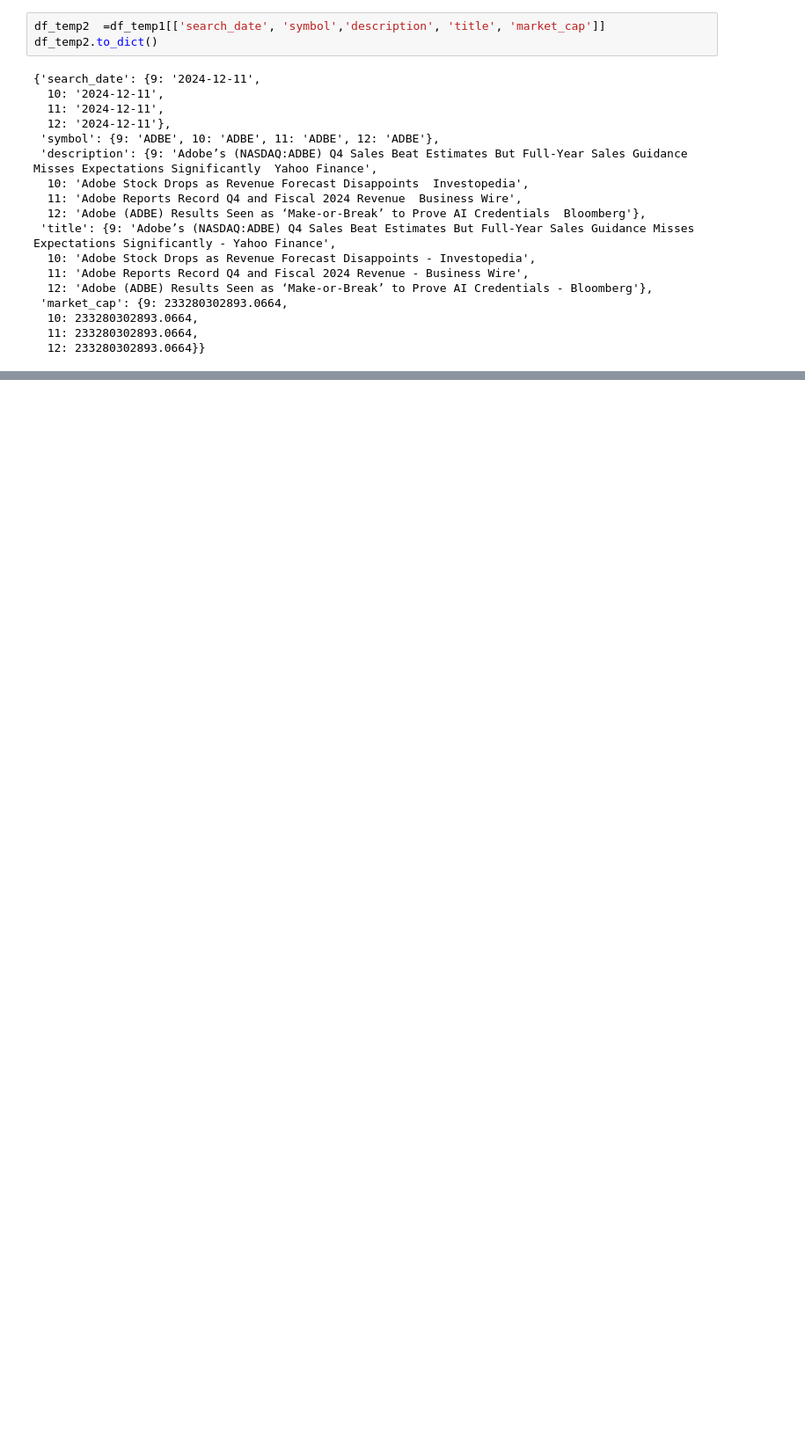
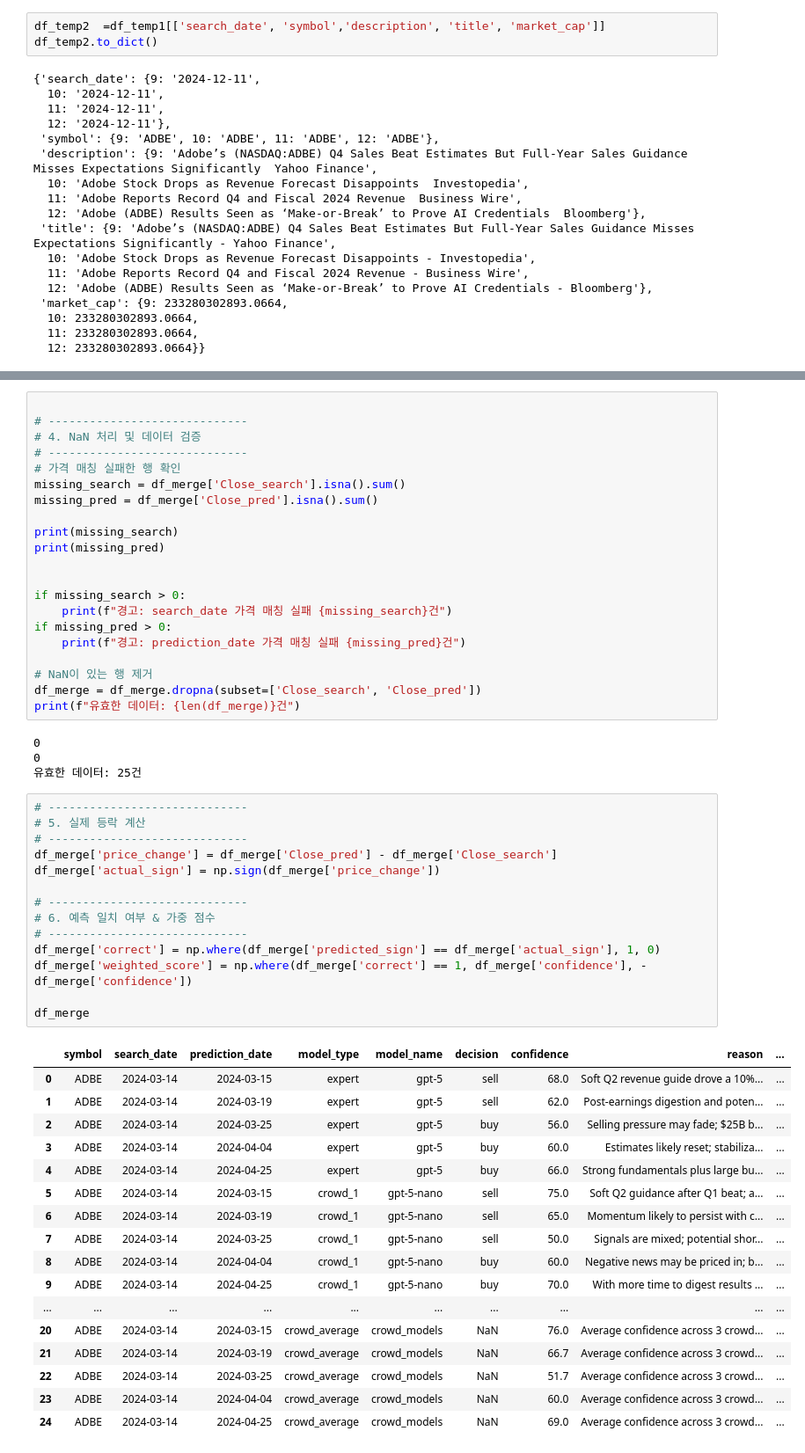
Before and after one commit to pupwchk/one-vs-a-hundred, a Jupyter notebook: yujin/related_to_DA.ipynb, the cells around one changed output, grey strips where cells are left out. Shown at 88% size. Cells and saved outputs as stored; diff of their text form; blank space fills up the shorter version.

```diff
--- a/yujin/related_to_DA.ipynb
+++ b/yujin/related_to_DA.ipynb
@@ -172,0 +357,57 @@ df_temp2.to_dict()
+# %%
+
+# -----------------------------
+# 4. NaN 처리 및 데이터 검증
+# -----------------------------
+# 가격 매칭 실패한 행 확인
+missing_search = df_merge['Close_search'].isna().sum()
+missing_pred = df_merge['Close_pred'].isna().sum()
+
+print(missing_search)
+print(missing_pred)
+
+
+if missing_search > 0:
+    print(f"경고: search_date 가격 매칭 실패 {missing_search}건")
+if missing_pred > 0:
+    print(f"경고: prediction_date 가격 매칭 실패 {missing_pred}건")
+
+# NaN이 있는 행 제거
+df_merge = df_merge.dropna(subset=['Close_search', 'Close_pred'])
+print(f"유효한 데이터: {len(df_merge)}건")
+# %% [output]
+0
+0
+유효한 데이터: 25건
+# %%
+# -----------------------------
+# 5. 실제 등락 계산
+# -----------------------------
+df_merge['price_change'] = df_merge['Close_pred'] - df_merge['Close_search']
+df_merge['actual_sign'] = np.sign(df_merge['price_change'])
+
+# -----------------------------
+# 6. 예측 일치 여부 & 가중 점수
+# -----------------------------
+df_merge['correct'] = np.where(df_merge['predicted_sign'] == df_merge['actual_sign'], 1, 0)
+df_merge['weighted_score'] = np.where(df_merge['correct'] == 1, df_merge['confidence'], -df_merge['confidence'])
+
+df_merge
+# %% [output]
+|  | symbol | search_date | prediction_date | model_type | model_name | decision | confidence | reason | ... |
+| 0 | ADBE | 2024-03-14 | 2024-03-15 | expert | gpt-5 | sell | 68.0 | Soft Q2 revenue guide drove a 10%... | ... |
+| 1 | ADBE | 2024-03-14 | 2024-03-19 | expert | gpt-5 | sell | 62.0 | Post-earnings digestion and poten... | ... |
+| 2 | ADBE | 2024-03-14 | 2024-03-25 | expert | gpt-5 | buy | 56.0 | Selling pressure may fade; $25B b... | ... |
+| 3 | ADBE | 2024-03-14 | 2024-04-04 | expert | gpt-5 | buy | 60.0 | Estimates likely reset; stabiliza... | ... |
+| 4 | ADBE | 2024-03-14 | 2024-04-25 | expert | gpt-5 | buy | 66.0 | Strong fundamentals plus large bu... | ... |
+| 5 | ADBE | 2024-03-14 | 2024-03-15 | crowd_1 | gpt-5-nano | sell | 75.0 | Soft Q2 guidance after Q1 beat; a... | ... |
+| 6 | ADBE | 2024-03-14 | 2024-03-19 | crowd_1 | gpt-5-nano | sell | 65.0 | Momentum likely to persist with c... | ... |
+| 7 | ADBE | 2024-03-14 | 2024-03-25 | crowd_1 | gpt-5-nano | sell | 50.0 | Signals are mixed; potential shor... | ... |
+| 8 | ADBE | 2024-03-14 | 2024-04-04 | crowd_1 | gpt-5-nano | buy | 60.0 | Negative news may be priced in; b... | ... |
+| 9 | ADBE | 2024-03-14 | 2024-04-25 | crowd_1 | gpt-5-nano | buy | 70.0 | With more time to digest results ... | ... |
+| ... | ... | ... | ... | ... | ... | ... | ... | ... | ... |
+| 20 | ADBE | 2024-03-14 | 2024-03-15 | crowd_average | crowd_models | NaN | 76.0 | Average confidence across 3 crowd... | ... |
+| 21 | ADBE | 2024-03-14 | 2024-03-19 | crowd_average | crowd_models | NaN | 66.7 | Average confidence across 3 crowd... | ... |
+| 22 | ADBE | 2024-03-14 | 2024-03-25 | crowd_average | crowd_models | NaN | 51.7 | Average confidence across 3 crowd... | ... |
+| 23 | ADBE | 2024-03-14 | 2024-04-04 | crowd_average | crowd_models | NaN | 60.0 | Average confidence across 3 crowd... | ... |
+| 24 | ADBE | 2024-03-14 | 2024-04-25 | crowd_average | crowd_models | NaN | 69.0 | Average confidence across 3 crowd... | ... |
```
Also changed, not shown: parts of 8 cells of this notebook, 6 other files.
